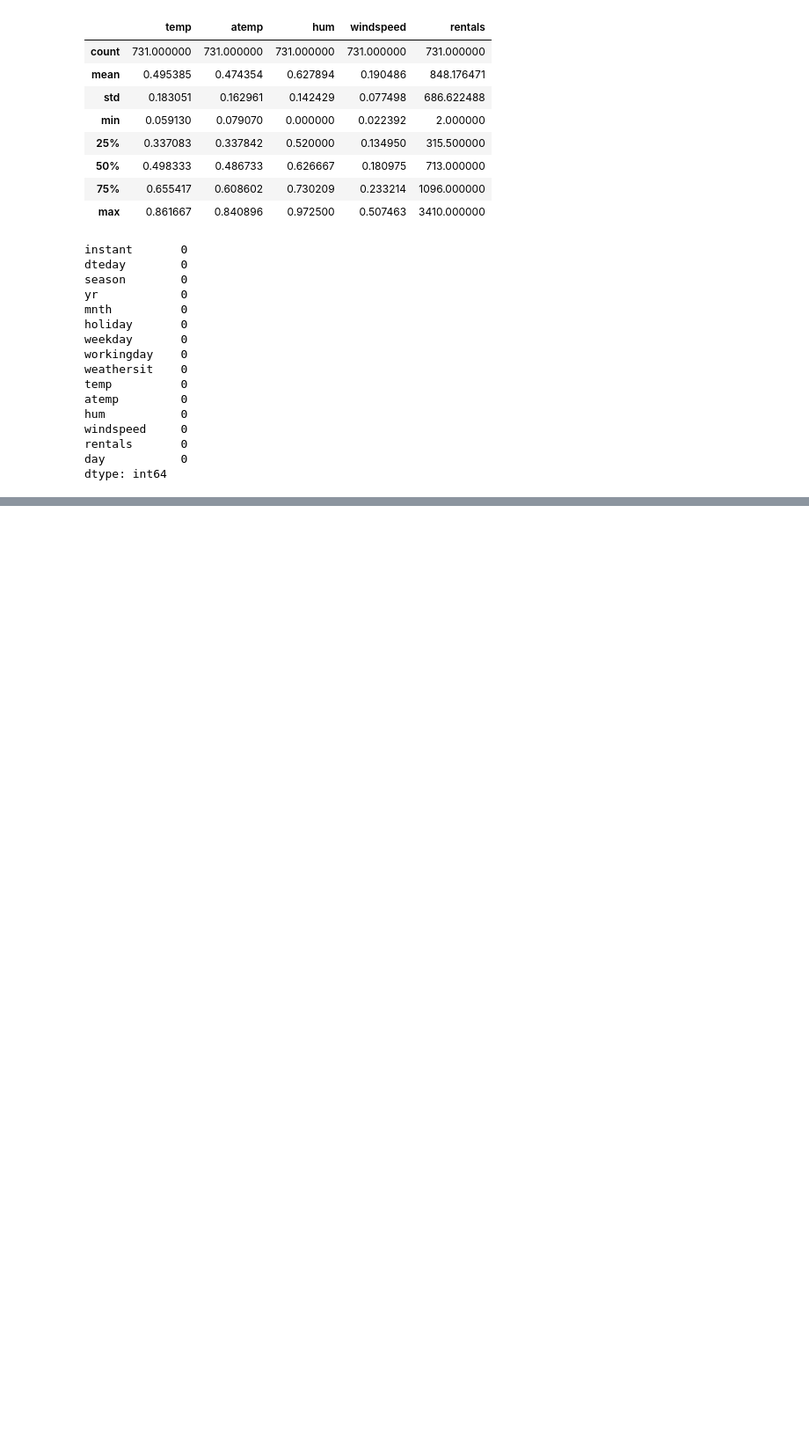
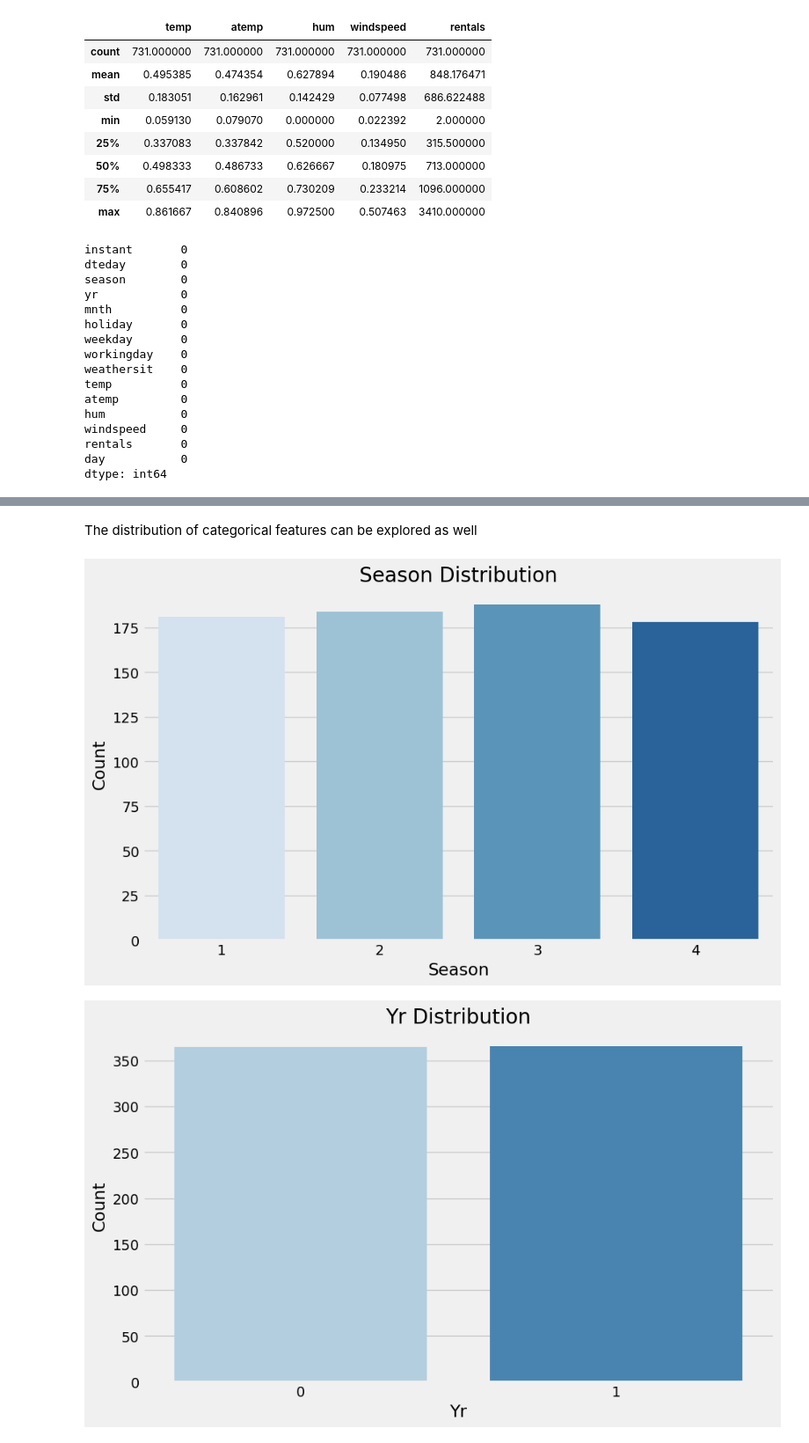
Before and after one commit to JacquesLeen/azure, a Jupyter notebook: Azure_ML_Cloud/01_Create_ML_Models_in_Azure/0104_Regression_Models.ipynb, the cells around one changed output, grey strips where cells are left out. Shown at 88% size. Saved outputs shown, nothing was run; the diff lists cells and outputs as text; code cells hidden in the pictures; blank space fills up the shorter version.

```diff
--- a/Azure_ML_Cloud/01_Create_ML_Models_in_Azure/0104_Regression_Models.ipynb
+++ b/Azure_ML_Cloud/01_Create_ML_Models_in_Azure/0104_Regression_Models.ipynb
@@ -110,0 +141,19 @@ dtype: int64
+# %% [markdown]
+The distribution of categorical features can be explored as well
+# %%
+cat_var = [
+'season',
+'yr',
+'mnth',
+'holiday',
+'weekday',
+'workingday',
+'weathersit'
+]
+
+for var in cat_var:
+    fig = tools.show_distribution_cat_feature(df= bike_data, column = var)
+    fig.show()
+# %% [output]
+[figure, added]
+[figure, added]
```
Also changed, not shown: parts of 29 cells of this notebook, 1 other file.
